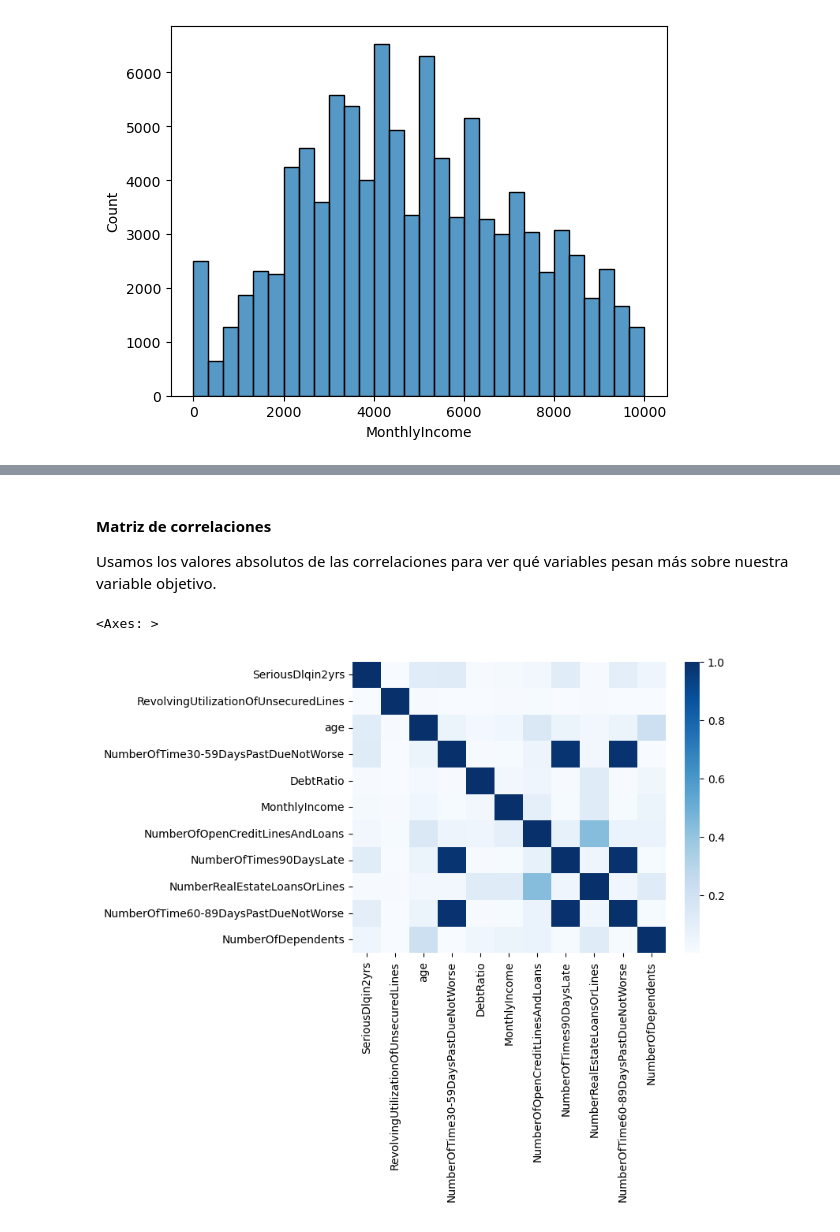
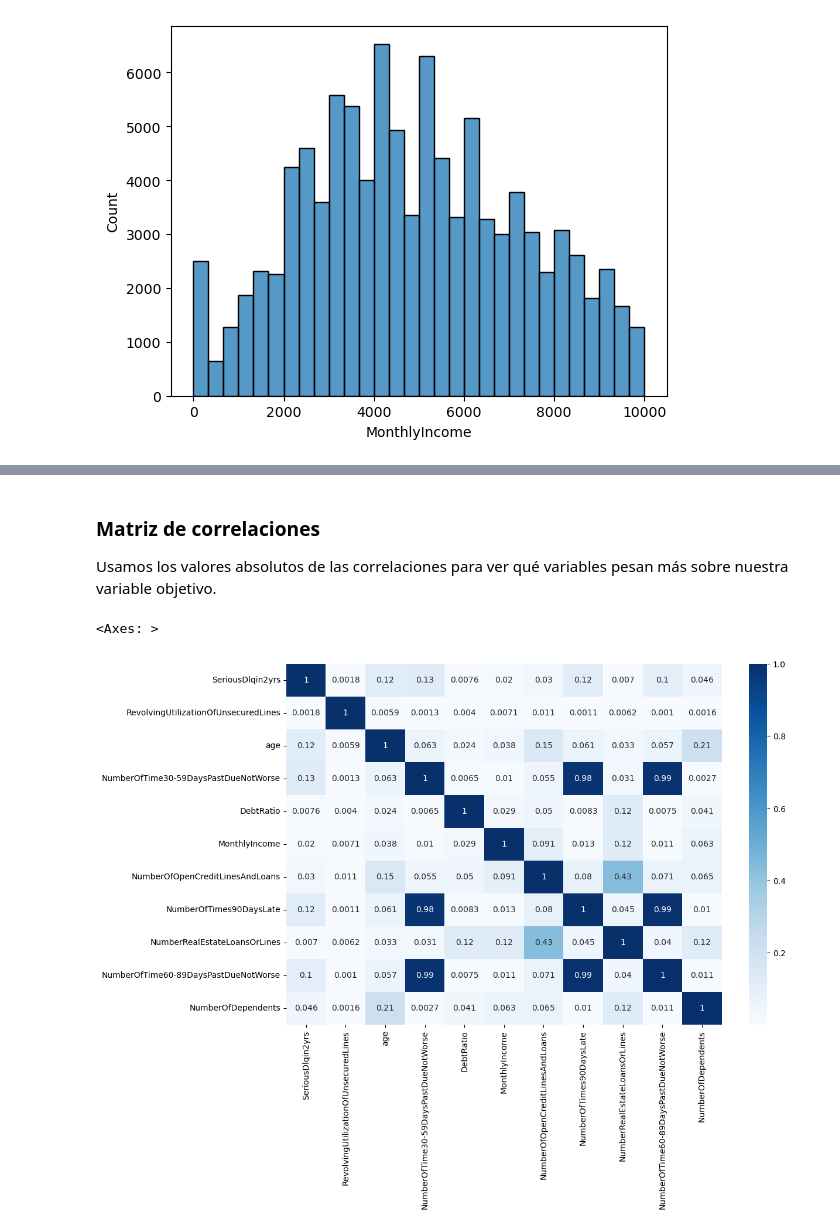
Before and after one commit to inigoochoa/credit-risk-scoring, a Jupyter notebook: notebooks/01_eda.ipynb, the cells around one changed output, grey strips where cells are left out. Saved outputs shown, nothing was run; the diff lists cells and outputs as text; code cells hidden in the pictures.

```diff
--- a/notebooks/01_eda.ipynb
+++ b/notebooks/01_eda.ipynb
@@ -212,9 +203,10 @@ sns.histplot(data=df[filtro], x = "MonthlyIncome", bins = 30)
 # %% [markdown]
-#### Matriz de correlaciones
+### Matriz de correlaciones
 
 Usamos los valores absolutos de las correlaciones para ver qué variables pesan más sobre nuestra variable objetivo.
 # %%
-sns.heatmap(data=df.corr().abs(), cmap="Blues")
+plt.figure(figsize=(12,8))
+sns.heatmap(data=df.corr().abs(), cmap="Blues", annot=True)
 # %% [output]
 <Axes: >
-[figure, old version]
+[figure, new version]
```
Also changed, not shown: parts of 31 cells of this notebook, 2 other files.
